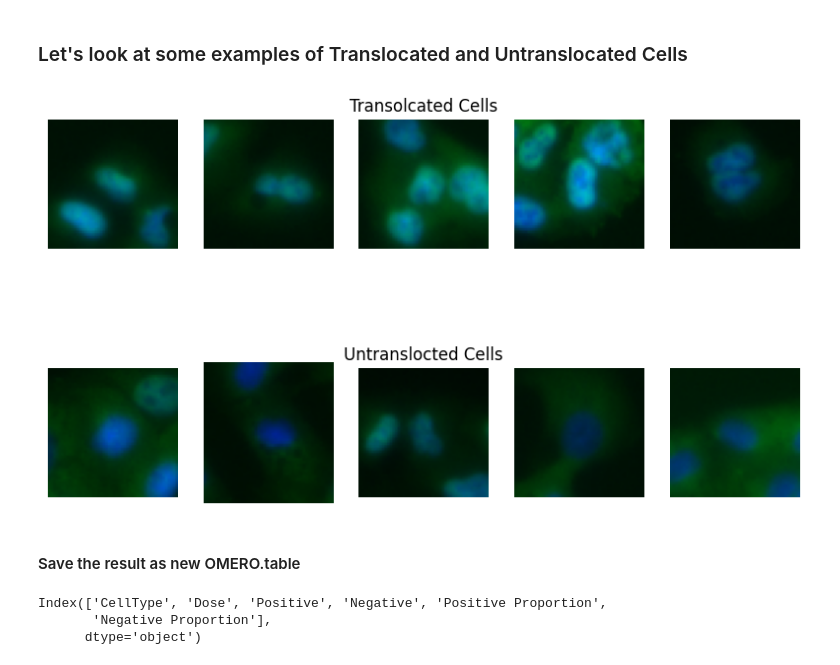
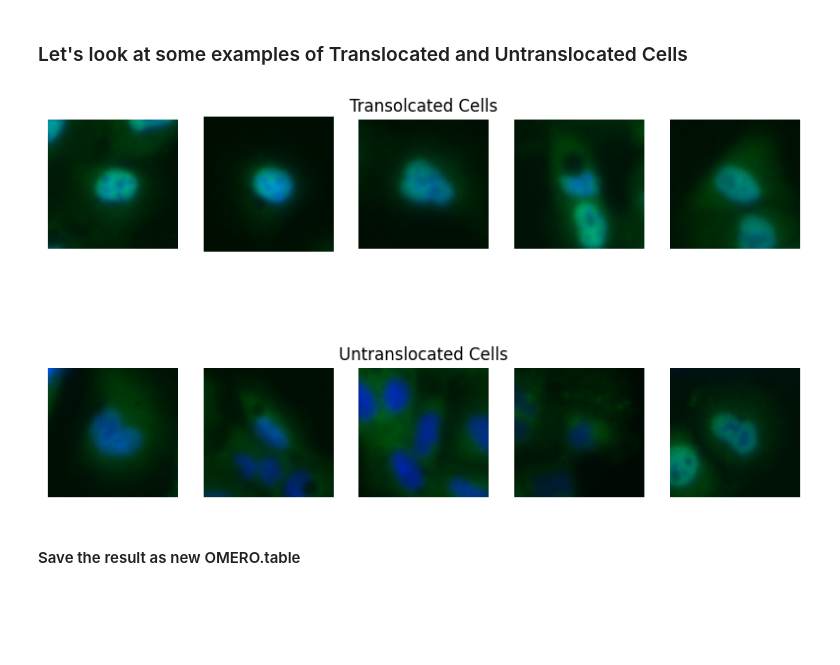
Before and after one commit to glencoesoftware/webinar-notebooks, a Jupyter notebook: 6. Supervised learning for HCS Assay with omero2pandas.ipynb, the cells around one changed output. Cells and saved outputs as stored; diff of their text form; code cells hidden in the pictures; blank space fills up the shorter version.

```diff
--- a/6. Supervised learning for HCS Assay with omero2pandas.ipynb
+++ b/6. Supervised learning for HCS Assay with omero2pandas.ipynb
@@ -192,7 +194,7 @@ plt.show()
 
 thumbnails = {}
 for image_id in df_metadata["Image"].unique():
-    image = conn.getObject("Image", image_id)
+    image = connector.get_gateway().getObject("Image", image_id)
     thumbnails[image_id] = Image.open(BytesIO(image.getThumbnail(size=(256, 256))))
 # %%
 # Create a thumbnail montage from loaded images
@@ -645,7 +648,7 @@ for image_number, object_number in positive_image_info:
     # Get the pixels
     pixels = image.getPrimaryPixels()
     pixel_type = pixels.getPixelsType().value
-    rps = conn.createRawPixelsStore()
+    rps = connector.get_gateway().createRawPixelsStore()
     ctx = {'omero.group': str(pixels.getDetails().getGroup().id)}
     rps.setPixelsId(pixels.getId(), False, ctx)
     resolutions = rps.getResolutionDescriptions()
@@ -672,11 +675,11 @@ for image_number, object_number in nagative_image_info:
     object_location = df_all[
         (df_all["ImageNumber"] == image_number) & (df_all["ObjectNumber"] == object_number)][
         ["Nuclei_Location_Center_X", "Nuclei_Location_Center_Y"]].values[0]
-    image = conn.getObject("Image", image_id)
+    image = connector.get_gateway().getObject("Image", image_id)
     # Get the pixels
     pixels = image.getPrimaryPixels()
     pixel_type = pixels.getPixelsType().value
-    rps = conn.createRawPixelsStore()
+    rps = connector.get_gateway().createRawPixelsStore()
     ctx = {'omero.group': str(pixels.getDetails().getGroup().id)}
     rps.setPixelsId(pixels.getId(), False, ctx)
     resolutions = rps.getResolutionDescriptions()
@@ -685,42 +688,36 @@ for image_number, object_number in nagative_image_info:
     plane_y = resolutions[0].sizeY
     # Define image numpy array
     image_pixels = load_image([0, 1], rps, pixel_type, plane_x, plane_y)
     rps.close()
     # Get the window
     if int(object_location[1]) - 25 < 0:
         continue
     if int(object_location[0]) - 25 < 0:
         continue
     nagative_cells.append(image_pixels[int(object_location[1]) - 25:int(object_location[1]) + 25, int(object_location[0]) - 25:int(object_location[0]) + 25, :])
     cell_count += 1
     if cell_count == 5:
         break
 
 # Create 5 panel figure
 fig = plt.figure(figsize=(20, 12))
 for i, cell_image in enumerate(nagative_cells):
     ax = fig.add_subplot(1, 10, i + 1)
     ax.imshow(cell_image)
     ax.axis("off")
     if i == 2:
         ax.set_title("Untranslocated Cells")
 for i, cell_image in enumerate(positive_cells):
     ax = fig.add_subplot(2, 10, i + 1)
     ax.imshow(cell_image)
     ax.axis("off")
     if i == 2:
         ax.set_title("Transolcated Cells")
 plt.show()
 # %% [output]
-[figure, old version]
+[figure, new version]
 # %% [markdown]
 #### Save the result as new OMERO.table
-# %%
-df_result.columns
-# %% [output]
-Index(['CellType', 'Dose', 'Positive', 'Negative', 'Positive Proportion',
-       'Negative Proportion'],
-      dtype='object')
 # %%
 # Upload the table to OMERO
 ann_id = omero2pandas.upload_table(
```
Also changed, not shown: parts of 5 cells of this notebook.
